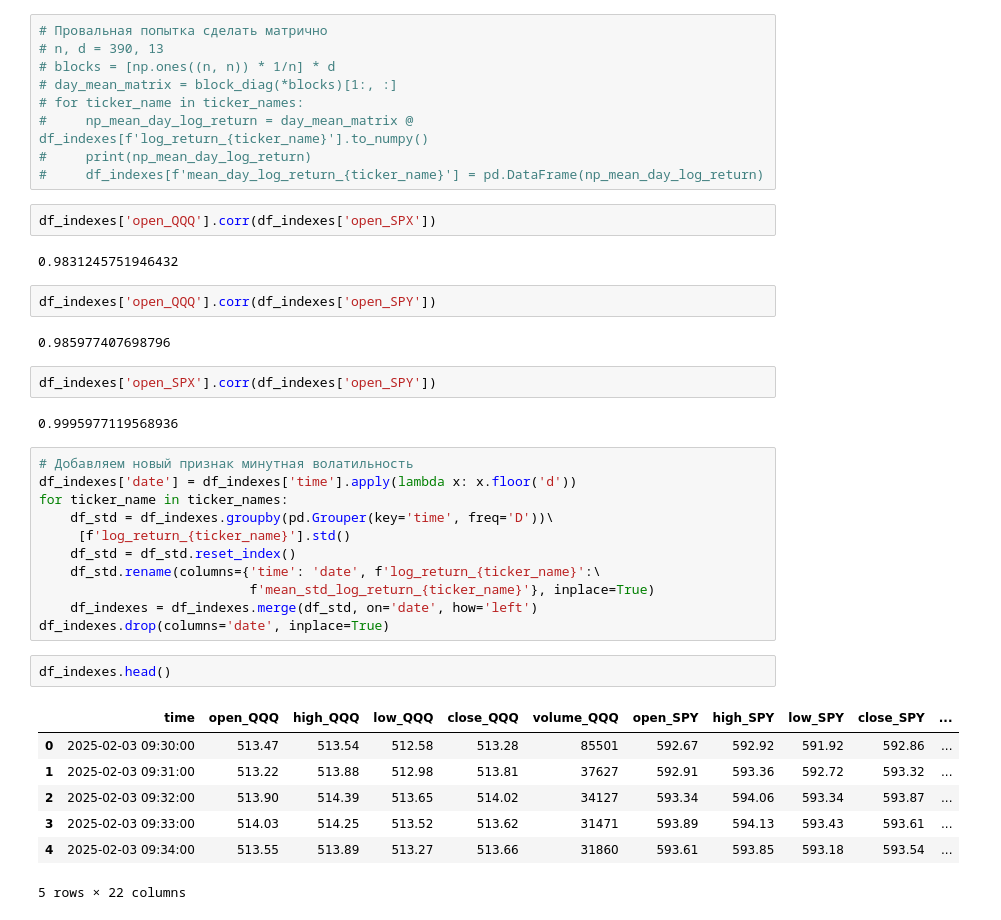
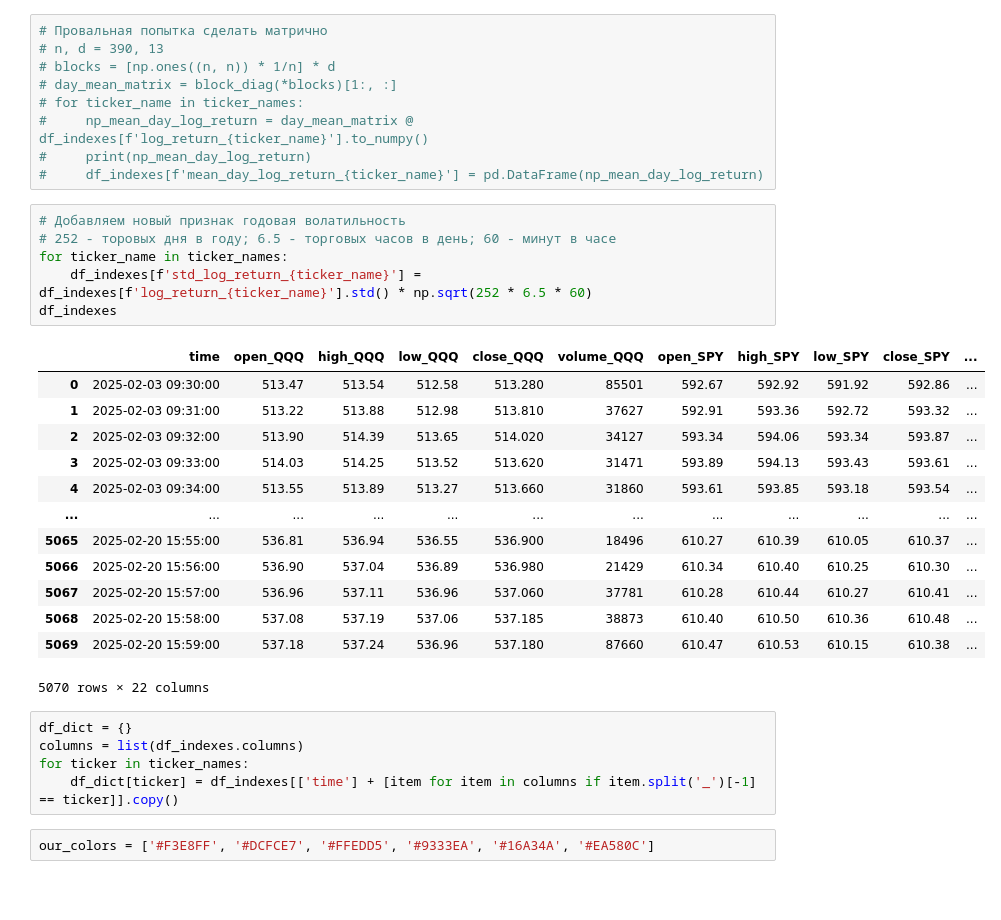
Before and after one commit to cakewinner/AnDan---Options_analisys, a Jupyter notebook: Indexes.ipynb, the cells around one changed output. Drawn from its saved outputs; the diff is of its cells as text; blank space fills up the shorter version.

```diff
--- a/Indexes.ipynb
+++ b/Indexes.ipynb
@@ -53,36 +67,30 @@ for ticker_name in ticker_names:
 #     np_mean_day_log_return = day_mean_matrix @ df_indexes[f'log_return_{ticker_name}'].to_numpy()
 #     print(np_mean_day_log_return)
 #     df_indexes[f'mean_day_log_return_{ticker_name}'] = pd.DataFrame(np_mean_day_log_return)
-# %%
-df_indexes['open_QQQ'].corr(df_indexes['open_SPX'])
-# %% [output]
-0.9831245751946432
-# %%
-df_indexes['open_QQQ'].corr(df_indexes['open_SPY'])
-# %% [output]
-0.985977407698796
-# %%
-df_indexes['open_SPX'].corr(df_indexes['open_SPY'])
-# %% [output]
-0.9995977119568936
-# %%
-# Добавляем новый признак минутная волатильность
-df_indexes['date'] = df_indexes['time'].apply(lambda x: x.floor('d'))
-for ticker_name in ticker_names:
-    df_std = df_indexes.groupby(pd.Grouper(key='time', freq='D'))\
-     [f'log_return_{ticker_name}'].std()
-    df_std = df_std.reset_index()
-    df_std.rename(columns={'time': 'date', f'log_return_{ticker_name}':\
-                           f'mean_std_log_return_{ticker_name}'}, inplace=True)
-    df_indexes = df_indexes.merge(df_std, on='date', how='left')
-df_indexes.drop(columns='date', inplace=True)
-# %%
-df_indexes.head()
-# %% [output]
-|  | time | open_QQQ | high_QQQ | low_QQQ | close_QQQ | volume_QQQ | open_SPY | high_SPY | low_SPY | close_SPY | ... |
-| 0 | 2025-02-03 09:30:00 | 513.47 | 513.54 | 512.58 | 513.28 | 85501 | 592.67 | 592.92 | 591.92 | 592.86 | ... |
-| 1 | 2025-02-03 09:31:00 | 513.22 | 513.88 | 512.98 | 513.81 | 37627 | 592.91 | 593.36 | 592.72 | 593.32 | ... |
-| 2 | 2025-02-03 09:32:00 | 513.90 | 514.39 | 513.65 | 514.02 | 34127 | 593.34 | 594.06 | 593.34 | 593.87 | ... |
-| 3 | 2025-02-03 09:33:00 | 514.03 | 514.25 | 513.52 | 513.62 | 31471 | 593.89 | 594.13 | 593.43 | 593.61 | ... |
-| 4 | 2025-02-03 09:34:00 | 513.55 | 513.89 | 513.27 | 513.66 | 31860 | 593.61 | 593.85 | 593.18 | 593.54 | ... |
-5 rows × 22 columns
+# %%
+# Добавляем новый признак годовая волатильность
+# 252 - торовых дня в году; 6.5 - торговых часов в день; 60 - минут в часе
+for ticker_name in ticker_names:
+    df_indexes[f'std_log_return_{ticker_name}'] = df_indexes[f'log_return_{ticker_name}'].std() * np.sqrt(252 * 6.5 * 60)
+df_indexes
+# %% [output]
+|  | time | open_QQQ | high_QQQ | low_QQQ | close_QQQ | volume_QQQ | open_SPY | high_SPY | low_SPY | close_SPY | ... |
+| 0 | 2025-02-03 09:30:00 | 513.47 | 513.54 | 512.58 | 513.280 | 85501 | 592.67 | 592.92 | 591.92 | 592.86 | ... |
+| 1 | 2025-02-03 09:31:00 | 513.22 | 513.88 | 512.98 | 513.810 | 37627 | 592.91 | 593.36 | 592.72 | 593.32 | ... |
+| 2 | 2025-02-03 09:32:00 | 513.90 | 514.39 | 513.65 | 514.020 | 34127 | 593.34 | 594.06 | 593.34 | 593.87 | ... |
+| 3 | 2025-02-03 09:33:00 | 514.03 | 514.25 | 513.52 | 513.620 | 31471 | 593.89 | 594.13 | 593.43 | 593.61 | ... |
+| 4 | 2025-02-03 09:34:00 | 513.55 | 513.89 | 513.27 | 513.660 | 31860 | 593.61 | 593.85 | 593.18 | 593.54 | ... |
+| ... | ... | ... | ... | ... | ... | ... | ... | ... | ... | ... | ... |
+| 5065 | 2025-02-20 15:55:00 | 536.81 | 536.94 | 536.55 | 536.900 | 18496 | 610.27 | 610.39 | 610.05 | 610.37 | ... |
+| 5066 | 2025-02-20 15:56:00 | 536.90 | 537.04 | 536.89 | 536.980 | 21429 | 610.34 | 610.40 | 610.25 | 610.30 | ... |
+| 5067 | 2025-02-20 15:57:00 | 536.96 | 537.11 | 536.96 | 537.060 | 37781 | 610.28 | 610.44 | 610.27 | 610.41 | ... |
+| 5068 | 2025-02-20 15:58:00 | 537.08 | 537.19 | 537.06 | 537.185 | 38873 | 610.40 | 610.50 | 610.36 | 610.48 | ... |
+| 5069 | 2025-02-20 15:59:00 | 537.18 | 537.24 | 536.96 | 537.180 | 87660 | 610.47 | 610.53 | 610.15 | 610.38 | ... |
+5070 rows × 22 columns
+# %%
+df_dict = {}
+columns = list(df_indexes.columns)
+for ticker in ticker_names:
+    df_dict[ticker] = df_indexes[['time'] + [item for item in columns if item.split('_')[-1] == ticker]].copy()
+# %%
+our_colors = ['#F3E8FF', '#DCFCE7', '#FFEDD5', '#9333EA', '#16A34A', '#EA580C']
```
Also changed, not shown: parts of 7 cells of this notebook, 2 other files.
